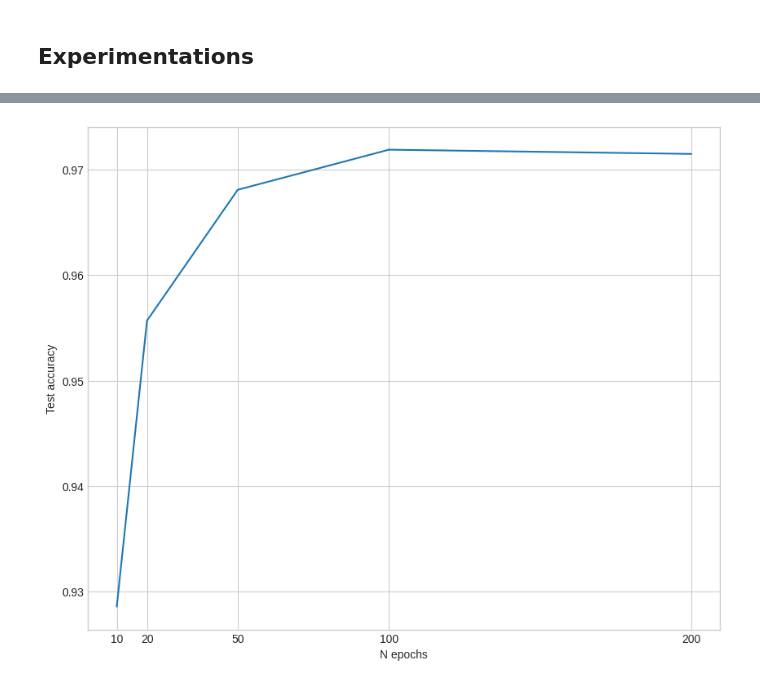
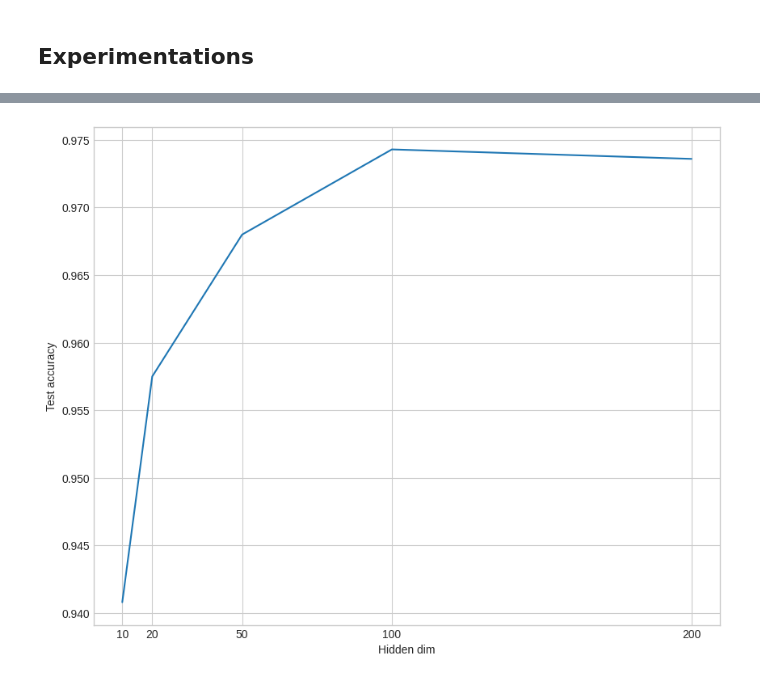
Before and after one commit to BenKabongo25/m1-deep-learning, a Jupyter notebook: lab2.ipynb, the cells around one changed output, grey strips where cells are left out. Saved outputs shown, nothing was run; the diff lists cells and outputs as text; code cells hidden in the pictures.

```diff
--- a/lab2.ipynb
+++ b/lab2.ipynb
@@ -157,7 +141,7 @@ class Tensor:
 
         self.d(self.backptr, self.gradient)
         for node in self.backptr:
-            if isinstance(node, Tensor) and node.require_grad:
+            if isinstance(node, Tensor) and not isinstance(node, Parameter) and node.require_grad:
                 node.backward()
 # %%
 class Parameter(Tensor):
@@ -996,10 +989,10 @@ plt.show()
 # %%
 # hidden_dim test accuracy
 plt.figure(figsize=(10, 8))
 plt.plot(hidden_dims, all_test_acc_hidden_dims)
-plt.xlabel('N epochs')
+plt.xlabel('Hidden dim')
 plt.ylabel('Test accuracy')
 plt.xticks(hidden_dims)
 plt.show()
 # %% [output]
-[figure, old version]
+[figure, new version]
```
Also changed, not shown: parts of 26 cells of this notebook, 1 other file.
